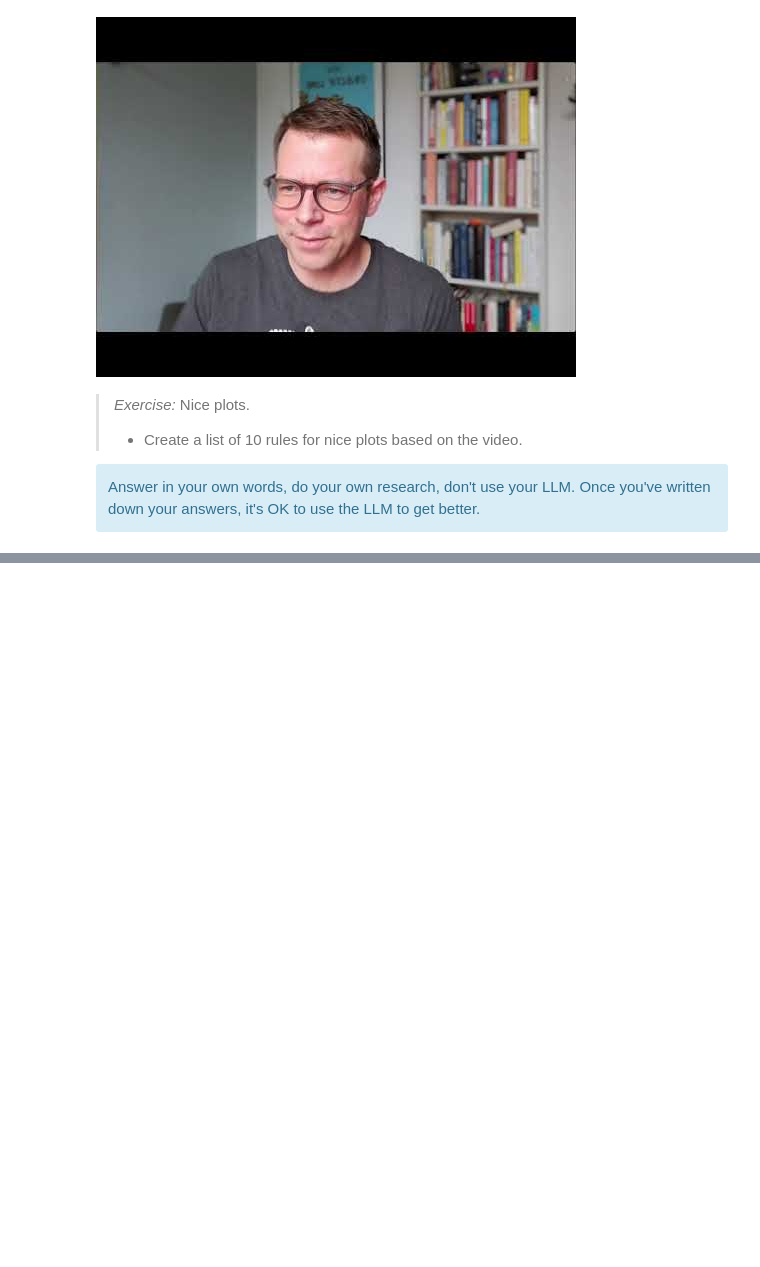
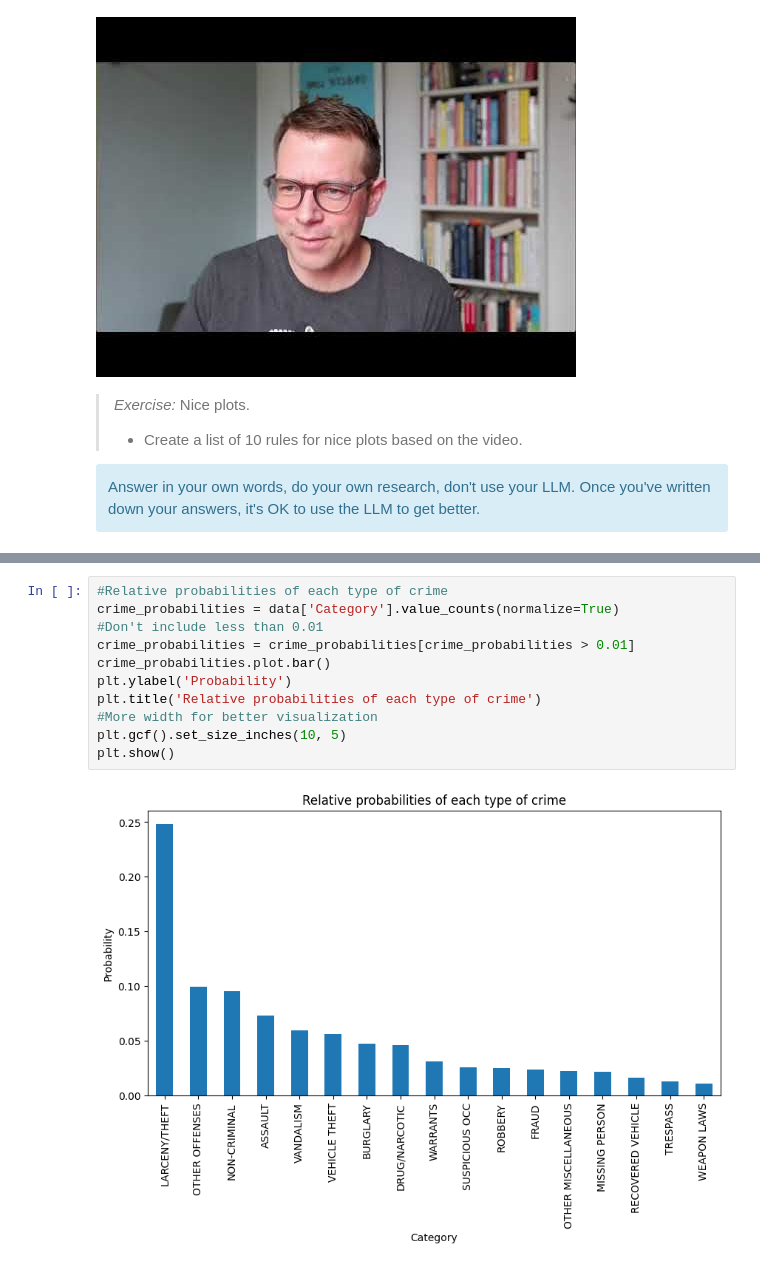
Before and after one commit to AleksandarLukic96/02806_Social_Data, a Jupyter notebook: notebooks/W2_Victor.ipynb, the cells around one changed output, grey strips where cells are left out. Saved outputs shown, nothing was run; the diff lists cells and outputs as text; blank space fills up the shorter version.

```diff
--- a/notebooks/W2_Victor.ipynb
+++ b/notebooks/W2_Victor.ipynb
@@ -368,0 +425,13 @@ Again, there are detailed LLM hints in gray in the text itself. The key advice i
+# %%
+#Relative probabilities of each type of crime
+crime_probabilities = data['Category'].value_counts(normalize=True)
+#Don't include less than 0.01
+crime_probabilities = crime_probabilities[crime_probabilities > 0.01]
+crime_probabilities.plot.bar()
+plt.ylabel('Probability')
+plt.title('Relative probabilities of each type of crime')
+#More width for better visualization
+plt.gcf().set_size_inches(10, 5)
+plt.show()
+# %% [output]
+[figure, added]
```
Also changed, not shown: parts of 19 cells of this notebook.
